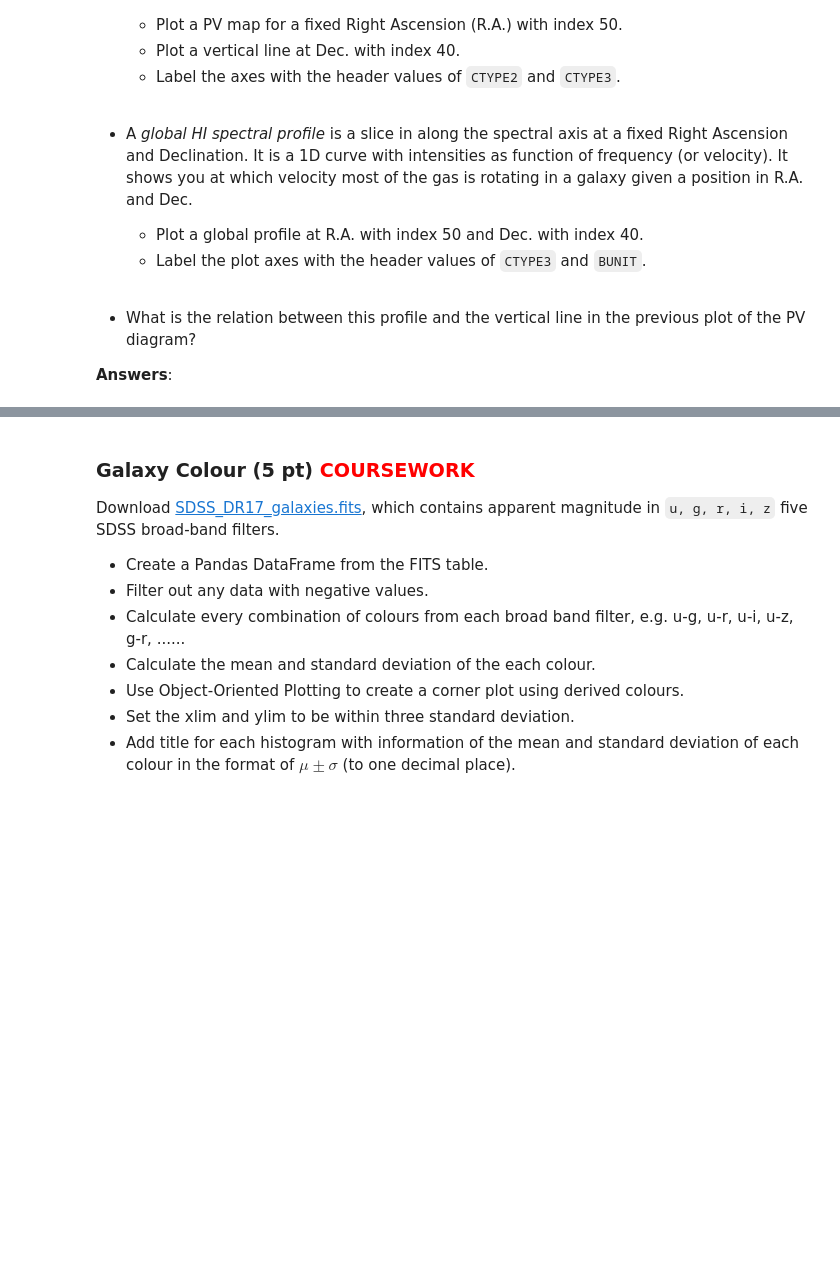
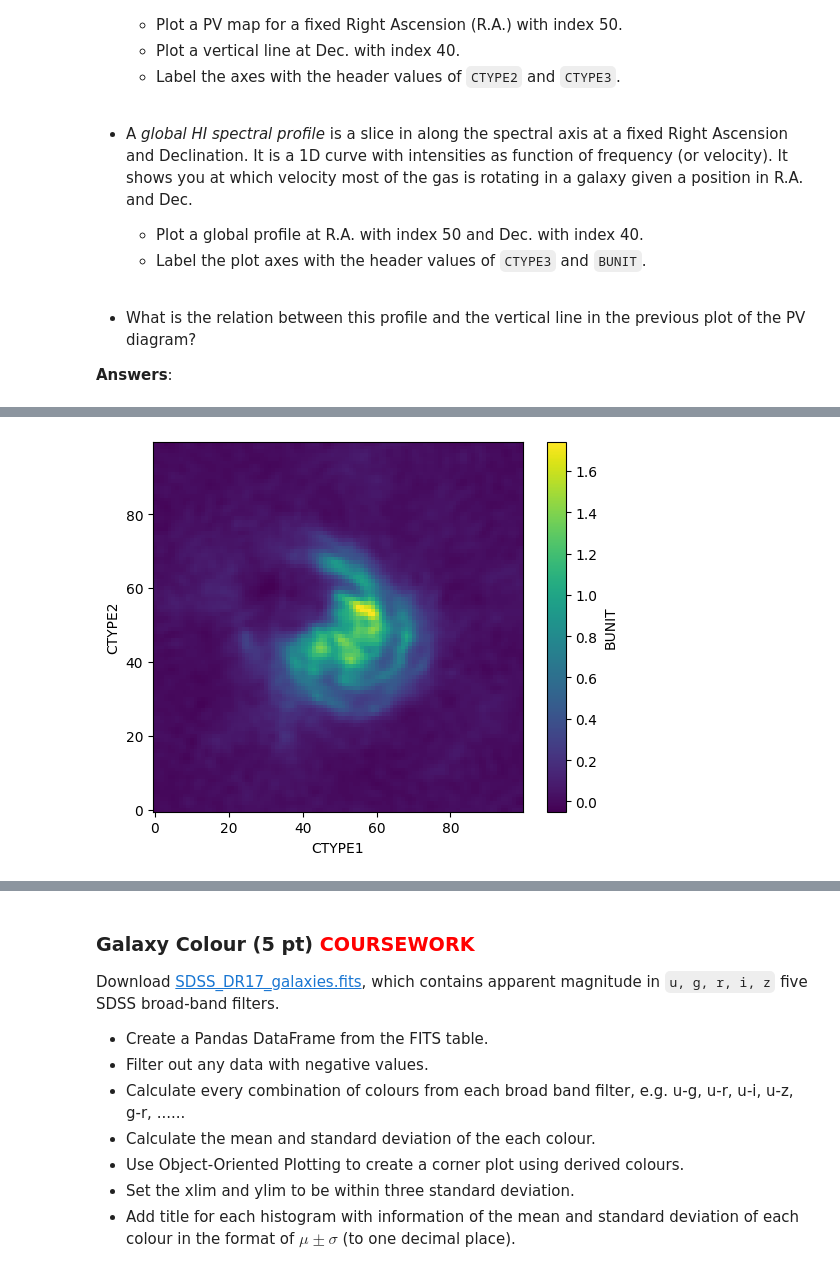
Before and after one commit to avalperezRUG/PROGNUM-repo, a Jupyter notebook: Task6/s6217338_Coursework6.ipynb, the cells around one changed output, grey strips where cells are left out. Saved outputs shown, nothing was run; the diff lists cells and outputs as text; code cells hidden in the pictures; blank space fills up the shorter version.

```diff
--- a/Task6/s6217338_Coursework6.ipynb
+++ b/Task6/s6217338_Coursework6.ipynb
@@ -49,0 +79,9 @@ totalpoints = currentpoints = 0
+# %%
+plt.imshow(sum(data[31:101, :, :]),
+           origin='lower',)
+plt.xlabel('CTYPE1')
+plt.ylabel('CTYPE2')
+plt.colorbar(label = 'BUNIT')
+plt.show()
+# %% [output]
+[figure, added]
```
Also changed, not shown: parts of 15 cells of this notebook, 24 other files.
